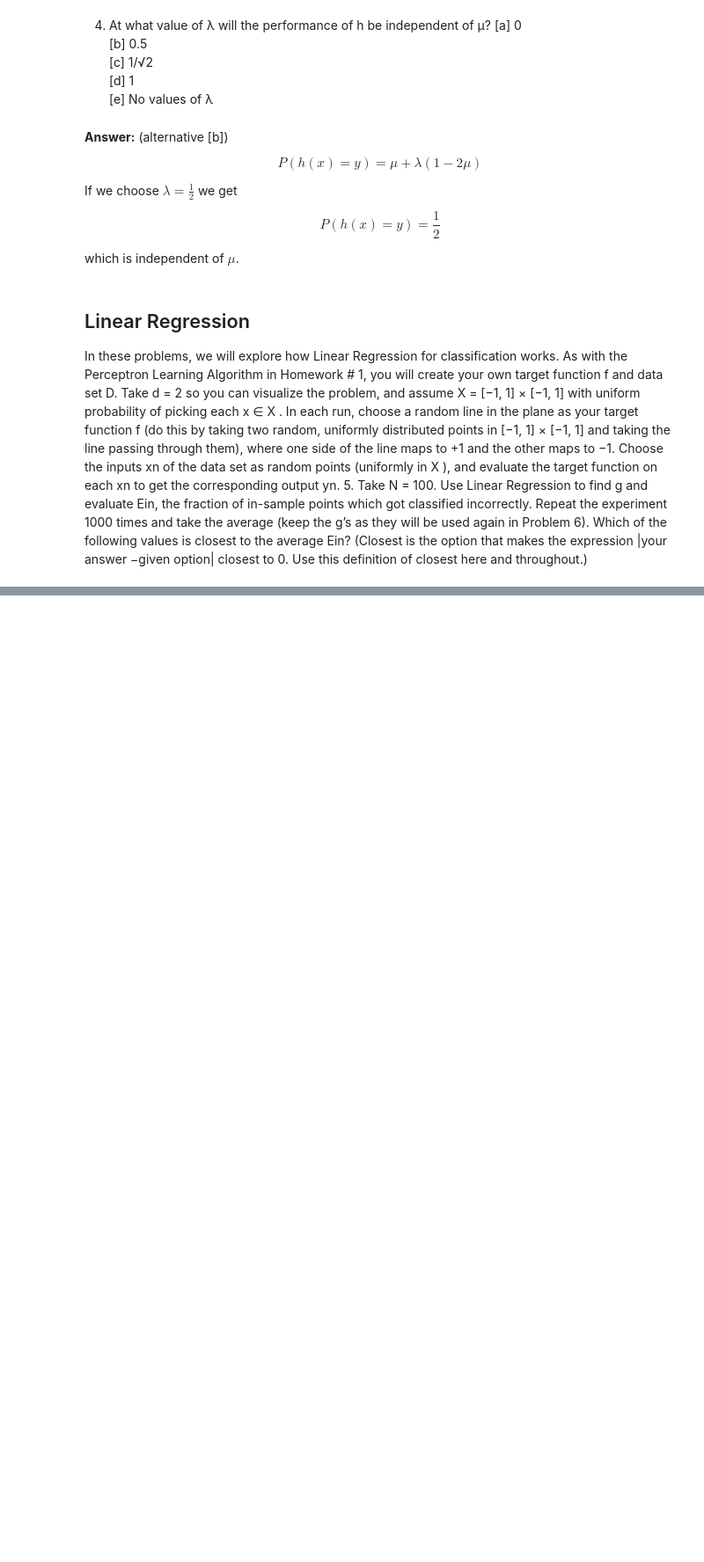
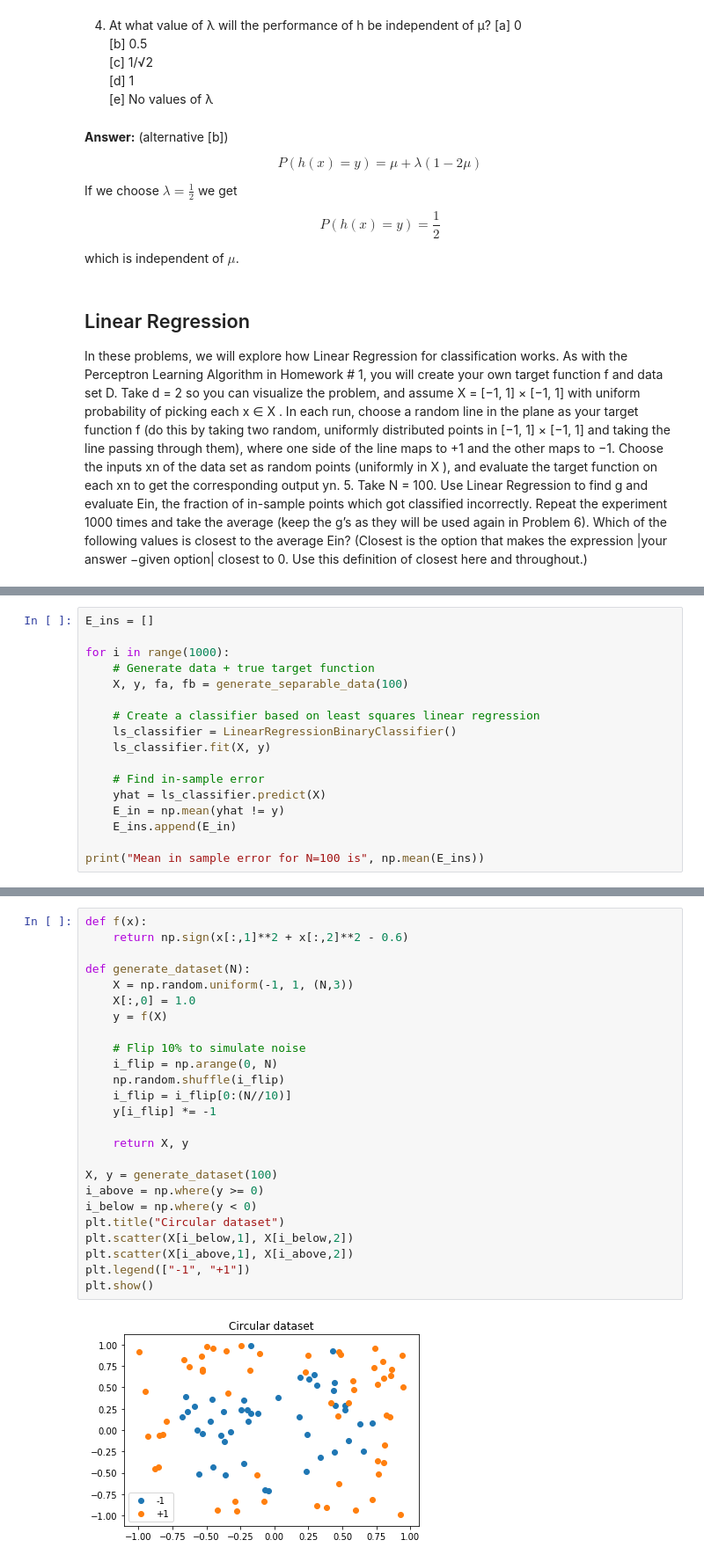
Before and after one commit to roessland/learning-from-data, a Jupyter notebook: homework-2/Learning From Data Homework 2.ipynb, the cells around one changed output, grey strips where cells are left out. Shown at 88% size. Saved outputs shown, nothing was run; the diff lists cells and outputs as text; blank space fills up the shorter version.

Commit message:
complete homework 2, linear regression, PLA, nonlinear transforms

```diff
--- a/homework-2/Learning From Data Homework 2.ipynb
+++ b/homework-2/Learning From Data Homework 2.ipynb
@@ -288,0 +272,17 @@ p2: (1,-1.266102358692513)
+# %%
+E_ins = []
+
+for i in range(1000):
+    # Generate data + true target function
+    X, y, fa, fb = generate_separable_data(100)
+
+    # Create a classifier based on least squares linear regression
+    ls_classifier = LinearRegressionBinaryClassifier()
+    ls_classifier.fit(X, y)
+
+    # Find in-sample error
+    yhat = ls_classifier.predict(X)
+    E_in = np.mean(yhat != y)
+    E_ins.append(E_in)
+
+print("Mean in sample error for N=100 is", np.mean(E_ins))
@@ -288,0 +410,27 @@ p2: (1,-1.266102358692513)
+# %%
+def f(x):
+    return np.sign(x[:,1]**2 + x[:,2]**2 - 0.6)
+
+def generate_dataset(N):
+    X = np.random.uniform(-1, 1, (N,3))
+    X[:,0] = 1.0
+    y = f(X)
+
+    # Flip 10% to simulate noise
+    i_flip = np.arange(0, N)
+    np.random.shuffle(i_flip)
+    i_flip = i_flip[0:(N//10)]
+    y[i_flip] *= -1
+
+    return X, y
+
+X, y = generate_dataset(100)
+i_above = np.where(y >= 0)
+i_below = np.where(y < 0)
+plt.title("Circular dataset")
+plt.scatter(X[i_below,1], X[i_below,2])
+plt.scatter(X[i_above,1], X[i_above,2])
+plt.legend(["-1", "+1"])
+plt.show()
+# %% [output]
+[figure, added]
```
Also changed, not shown: parts of 31 cells of this notebook.
